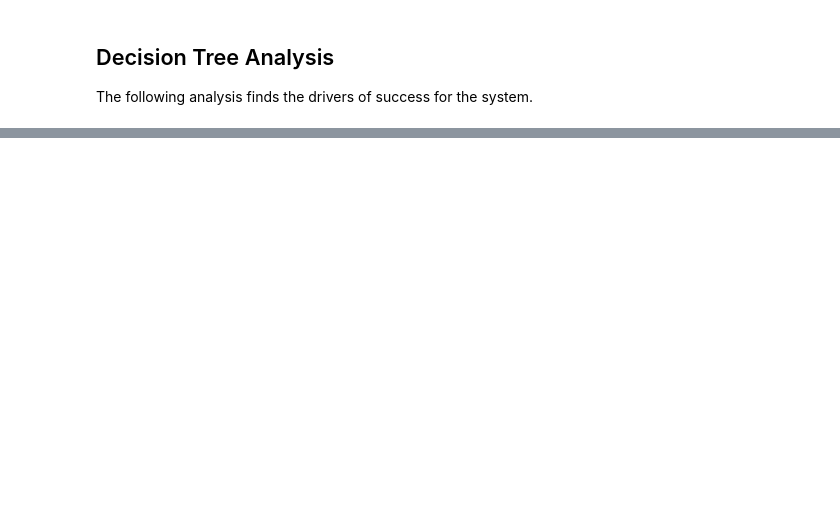
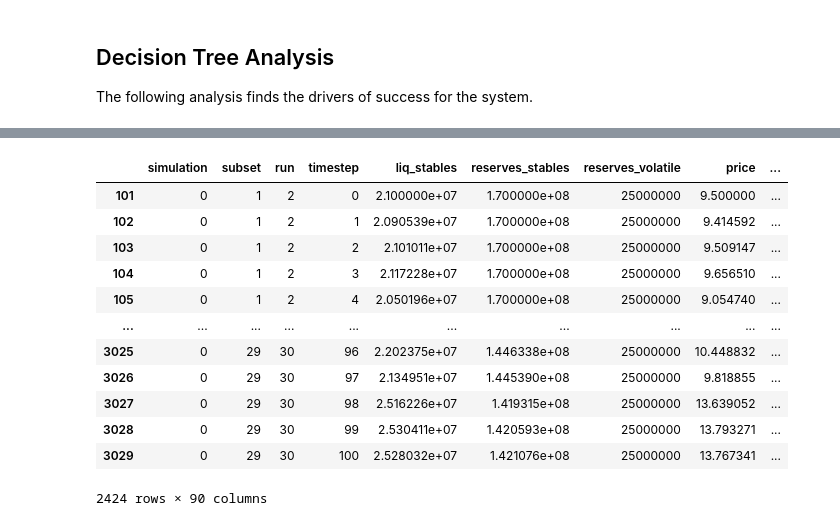
Before and after one commit to OlympusDAO/olympus-digital-twin, a Jupyter notebook: Pseudo-Soros Attack Research.ipynb, the cells around one changed output, grey strips where cells are left out. Cells and saved outputs as stored; diff of their text form; code cells hidden in the pictures; blank space fills up the shorter version.

```diff
--- a/Pseudo-Soros Attack Research.ipynb
+++ b/Pseudo-Soros Attack Research.ipynb
@@ -311,0 +314,16 @@ plt.show()
+# %%
+df
+# %% [output]
+|  | simulation | subset | run | timestep | liq_stables | reserves_stables | reserves_volatile | price | ... |
+| 101 | 0 | 1 | 2 | 0 | 2.100000e+07 | 1.700000e+08 | 25000000 | 9.500000 | ... |
+| 102 | 0 | 1 | 2 | 1 | 2.090539e+07 | 1.700000e+08 | 25000000 | 9.414592 | ... |
+| 103 | 0 | 1 | 2 | 2 | 2.101011e+07 | 1.700000e+08 | 25000000 | 9.509147 | ... |
+| 104 | 0 | 1 | 2 | 3 | 2.117228e+07 | 1.700000e+08 | 25000000 | 9.656510 | ... |
+| 105 | 0 | 1 | 2 | 4 | 2.050196e+07 | 1.700000e+08 | 25000000 | 9.054740 | ... |
+| ... | ... | ... | ... | ... | ... | ... | ... | ... | ... |
+| 3025 | 0 | 29 | 30 | 96 | 2.202375e+07 | 1.446338e+08 | 25000000 | 10.448832 | ... |
+| 3026 | 0 | 29 | 30 | 97 | 2.134951e+07 | 1.445390e+08 | 25000000 | 9.818855 | ... |
+| 3027 | 0 | 29 | 30 | 98 | 2.516226e+07 | 1.419315e+08 | 25000000 | 13.639052 | ... |
+| 3028 | 0 | 29 | 30 | 99 | 2.530411e+07 | 1.420593e+08 | 25000000 | 13.793271 | ... |
+| 3029 | 0 | 29 | 30 | 100 | 2.528032e+07 | 1.421076e+08 | 25000000 | 13.767341 | ... |
+2424 rows × 90 columns
```
Also changed, not shown: parts of 12 cells of this notebook, 1 other file.
